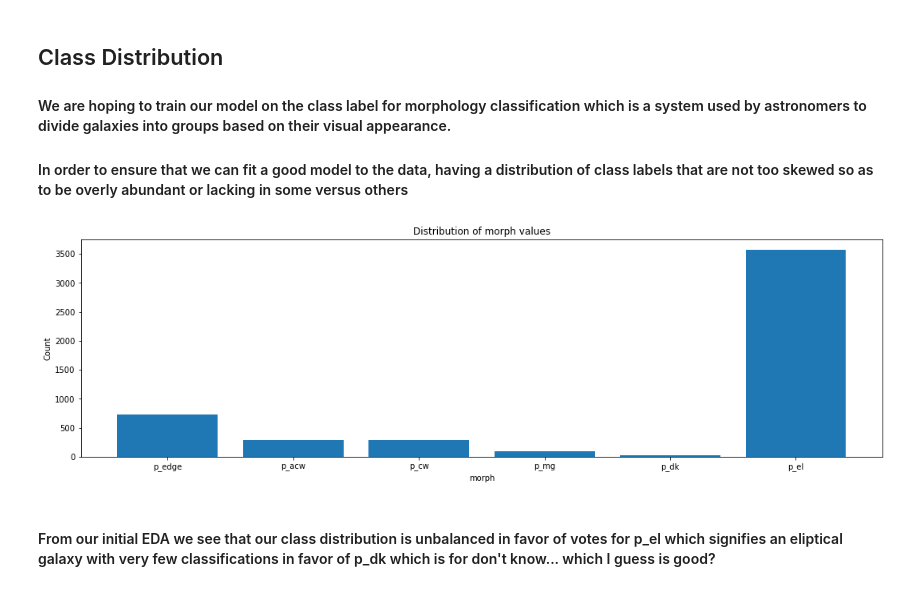
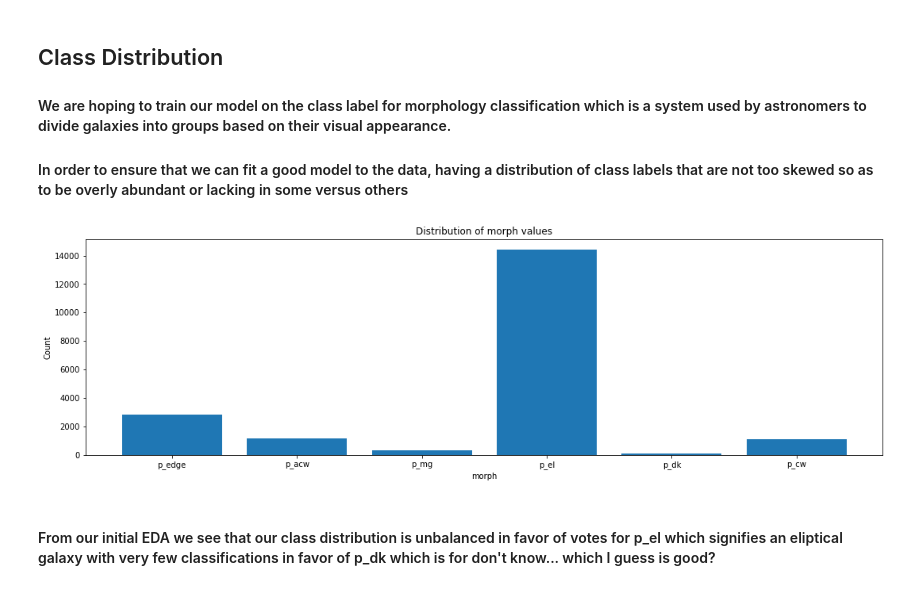
Before and after one commit to lfisher5/DataScienceAlgsProject, a Jupyter notebook: EDA.ipynb, the cells around one changed output. Cells and saved outputs as stored; diff of their text form; code cells hidden in the pictures.

```diff
--- a/EDA.ipynb
+++ b/EDA.ipynb
@@ -101,11 +101,11 @@ table.drop_cols(fraction_cols)
 #### In order to ensure that we can fit a good model to the data, having a distribution of class labels that are not too skewed so as to be overly abundant or lacking in some versus others
 # %%
 col = 'morph'
-table.data = table.data[0:5000]
+table.data = table.data[0:20000]
 vals,counts = utils.get_categorical_frequencies(table.data, table.column_names, col)
 plot_utils.categorical_frequency_bar_plot(col, vals, counts)
 # %% [output]
-[figure, old version]
+[figure, new version]
 # %% [markdown]
 #### From our initial EDA we see that our class distribution is unbalanced in favor of votes for p_el which signifies an eliptical galaxy with very few classifications in favor of p_dk which is for don't know... which I guess is good?
 # %% [markdown]
```
Also changed, not shown: parts of 4 cells of this notebook.
